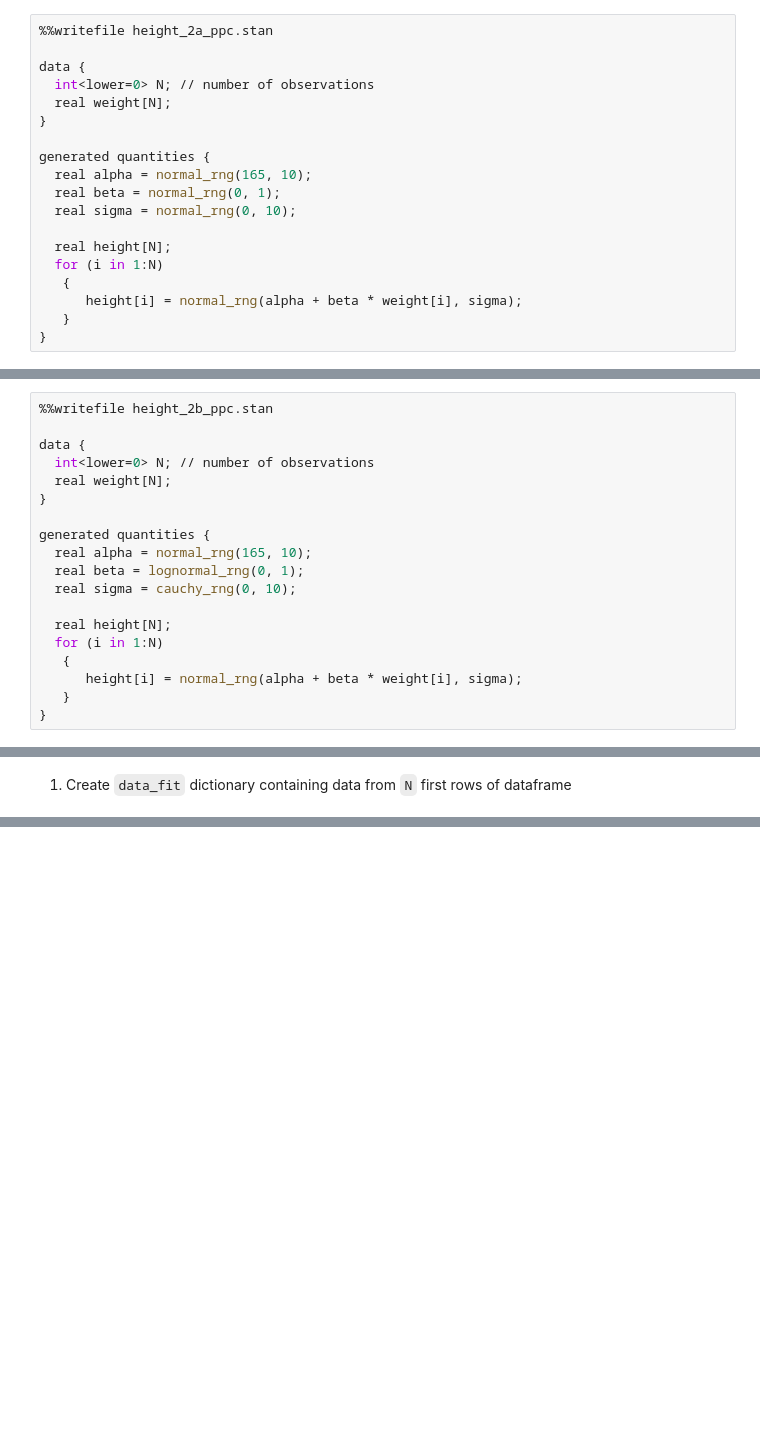
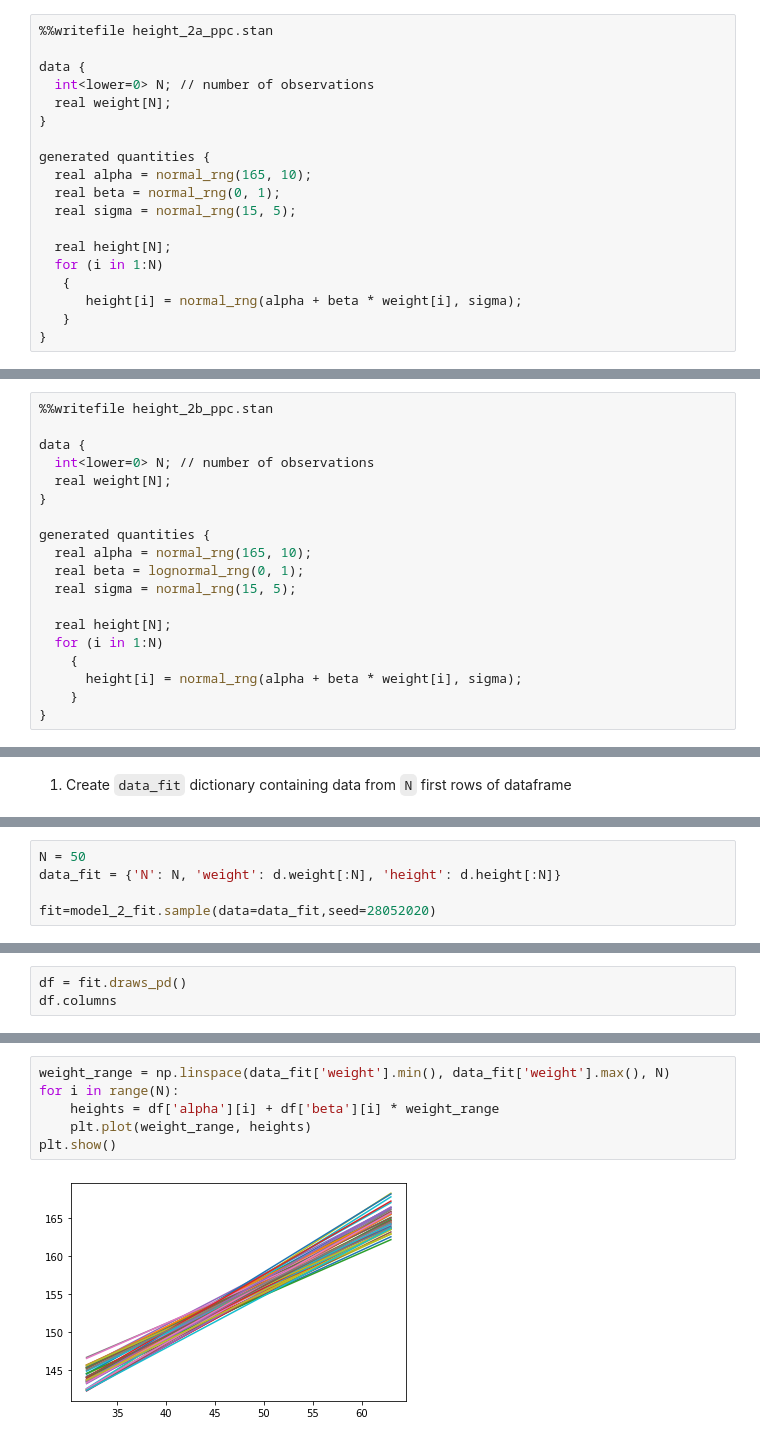
Before and after one commit to bartoszzak/Data_Analytics, a Jupyter notebook: lab4/lab4.ipynb, the cells around one changed output, grey strips where cells are left out. Cells and saved outputs as stored; diff of their text form; blank space fills up the shorter version.

```diff
--- a/lab4/lab4.ipynb
+++ b/lab4/lab4.ipynb
@@ -244,7 +235,7 @@ data {
 generated quantities {
   real alpha = normal_rng(165, 10);
   real beta = normal_rng(0, 1);
-  real sigma = normal_rng(0, 10);
+  real sigma = normal_rng(15, 5);
 
   real height[N];
   for (i in 1:N)
@@ -298,12 +303,12 @@ data {
 generated quantities {
   real alpha = normal_rng(165, 10);
   real beta = lognormal_rng(0, 1);
-  real sigma = cauchy_rng(0, 10);
+  real sigma = normal_rng(15, 5);
 
   real height[N];
   for (i in 1:N)
-   {
+    {
       height[i] = normal_rng(alpha + beta * weight[i], sigma);
-   }
+    }
 }
 # %% [output]
@@ -406,0 +458,5 @@ fit=model_2_fit.sample(data=data_fit,seed=28052020)
+# %%
+N = 50
+data_fit = {'N': N, 'weight': d.weight[:N], 'height': d.height[:N]}
+
+fit=model_2_fit.sample(data=data_fit,seed=28052020)
@@ -406,0 +476,3 @@ fit=model_2_fit.sample(data=data_fit,seed=28052020)
+# %%
+df = fit.draws_pd()
+df.columns
@@ -407 +489,9 @@ fit=model_2_fit.sample(data=data_fit,seed=28052020)
+# %%
+weight_range = np.linspace(data_fit['weight'].min(), data_fit['weight'].max(), N)
+for i in range(N):
+    heights = df['alpha'][i] + df['beta'][i] * weight_range
+    plt.plot(weight_range, heights)
+plt.show()
+# %% [output]
+[figure, added]
 # %% [markdown]
```
Also changed, not shown: parts of 28 cells of this notebook.
